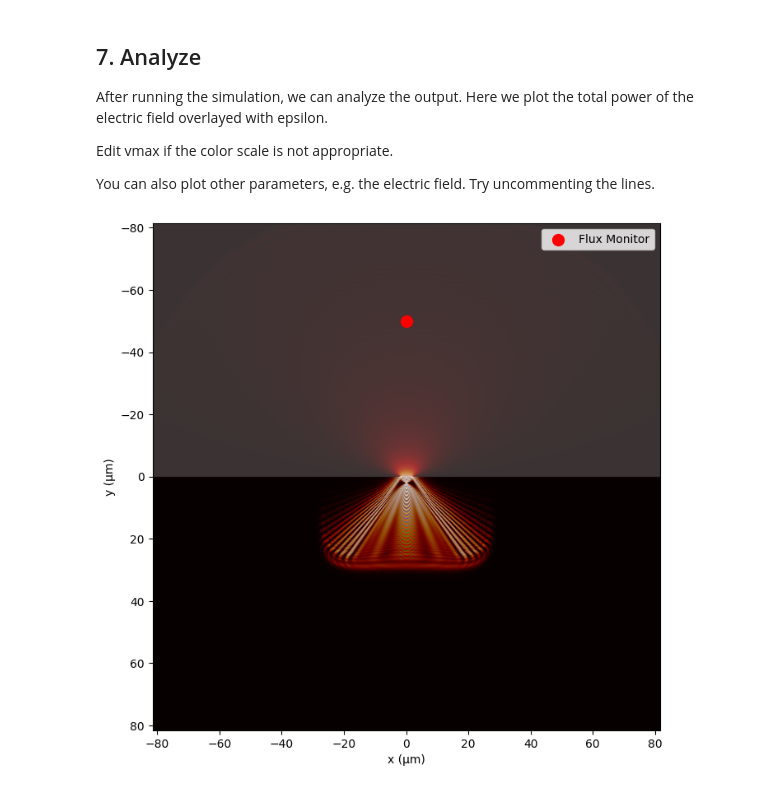
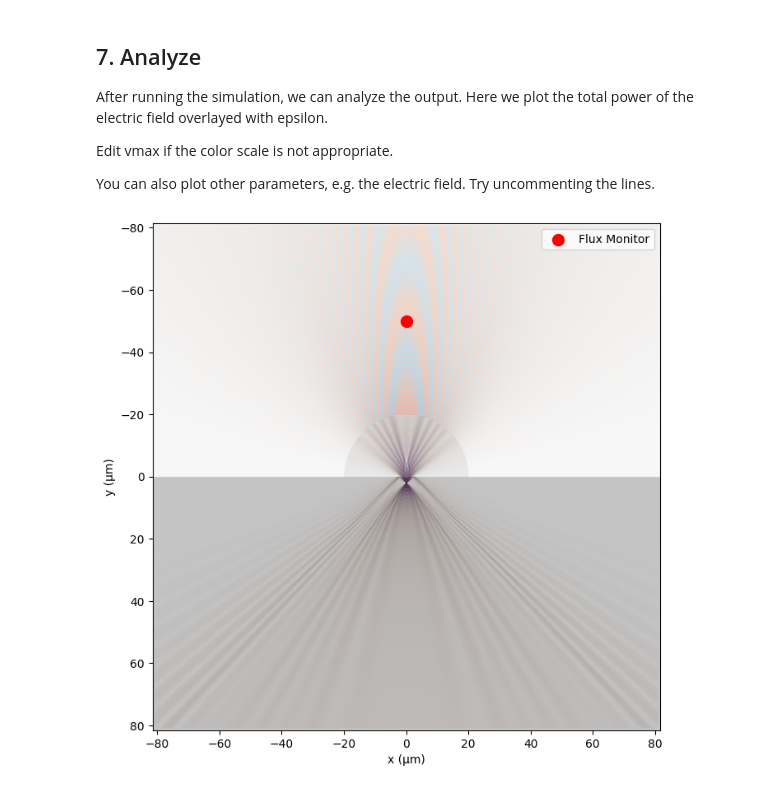
Before and after one commit to Nil-123/Learn, a Jupyter notebook: meep_lens.ipynb, the cells around one changed output. Drawn from its saved outputs; the diff is of its cells as text; code cells hidden in the pictures.

```diff
--- a/meep_lens.ipynb
+++ b/meep_lens.ipynb
@@ -193,7 +193,7 @@ sim = mp.Simulation(cell_size=cell,
                     sources=sources,
                     geometry=geometry,
                     symmetries=symmetries,
-                    boundary_layers=pml_layers,
+                    boundary_layers=pml_layers,default_material=mp.Medium(index=1),
                     force_complex_fields=False)
 
 # Add a flux monitor **above the substrate**
@@ -243,34 +243,34 @@ You can also plot other parameters, e.g. the electric field. Try uncommenting th
 # %%
 # Define the physical extent of the simulation cell:
 cell = sim.cell_size  # e.g., cell.x and cell.y for 2D
 extent = [-cell.x/2, cell.x/2, -cell.y/2, cell.y/2]
 
 eps_data = sim.get_array(center=mp.Vector3(), size=sim.cell_size, component=mp.Dielectric).transpose()
 efield_data = sim.get_array(center=mp.Vector3(), size=sim.cell_size, component=src_cmpt).transpose()
 tot_pwr = sim.get_tot_pwr().transpose()
 plt.figure(figsize=(10,8))
 plt.imshow(eps_data,extent=extent, origin='lower', interpolation='spline36', cmap='binary')
 plt.xlabel("x (μm)")
 plt.ylabel("y (μm)")
 # Get the flux monitor center (assuming it was defined as a FluxRegion):
 flux_center = flux_monitor.regions[0].center  # mp.Vector3 object
 # Mark the flux monitor with a red dot:
 
 #plt.axis('off')
 #plt.show()
 #plt.figure(figsize=(10,8))
-plt.imshow(tot_pwr, extent=extent, origin='lower', interpolation='spline36', cmap='hot', vmin=0,vmax=.1,alpha=0.8)
+#plt.imshow(tot_pwr, extent=extent, origin='lower', interpolation='spline36', cmap='hot', vmin=0,vmax=.1,alpha=0.8)
 #plt.axis('off')
 #plt.show()
 #plt.figure(figsize=(10,8))
-#plt.imshow(efield_data, interpolation='spline36', cmap='RdBu', vmin=-.2,vmax=.2,alpha=0.8)
+plt.imshow(efield_data, extent=extent, origin='lower', interpolation='spline36', cmap='RdBu', vmin=-.2,vmax=.2,alpha=0.8)
 #plt.axis('off')
 plt.scatter(flux_center.x, flux_center.y, color='red', marker='o', s=100, label="Flux Monitor")
 plt.gca().invert_yaxis()  # Inverts the y-axis
 plt.legend()
 plt.show()
 # %% [output]
-[figure, old version]
+[figure, new version]
 # %%
 sim.reset_meep()
 #define geometry
```
Also changed, not shown: parts of 3 cells of this notebook.
